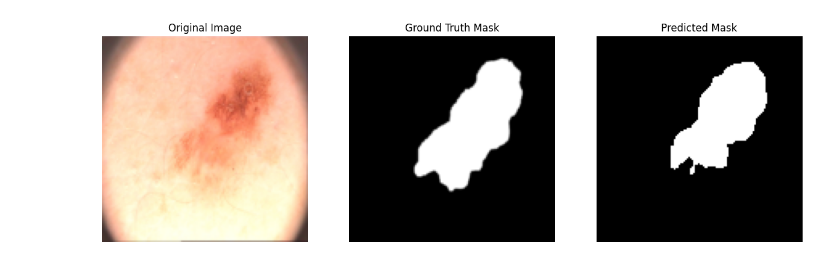
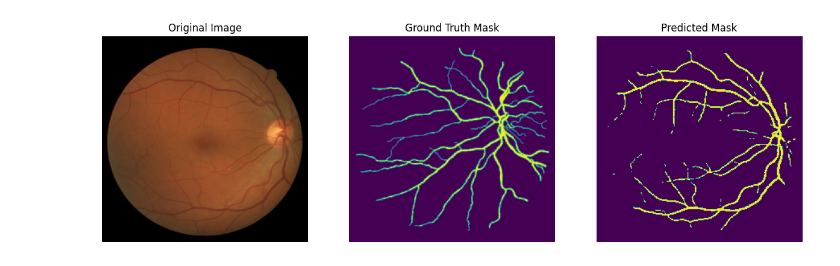
Before and after one commit to rjarvi/IDLCV_23_HotDog, a Jupyter notebook: Robert_test/Model_Submission/model_displaying.ipynb, the cells around one changed output. Saved outputs shown, nothing was run; the diff lists cells and outputs as text; code cells hidden in the pictures.

Commit message:
data graphing funcs

```diff
--- a/Robert_test/Model_Submission/model_displaying.ipynb
+++ b/Robert_test/Model_Submission/model_displaying.ipynb
@@ -19,13 +19,16 @@ device = torch.device('cuda' if torch.cuda.is_available() else 'cpu')
 print(device)
 
 data_path = "/dtu/datasets1/02516//PH2_Dataset_images"
-transform = transforms.Compose([
-    transforms.Resize((128, 128)),  # Resize to a fixed size
-    transforms.ToTensor()             # Convert to tensor
+transform = TF.Compose([
+    TF.Resize((256, 256))
+    # transforms.ToTensor() # Dataloader handles this by itself
 ])
 # Create dataset instances for train, validation, and test
-test_dataset = SkinLesionLoader(transform=transform, dataset_path=data_path, split='test')
+#test_dataset = SkinLesionLoader(transform=transform, dataset_path=data_path, split='test')
+test_dataset = PATCH_DRIVEDataLoader(transforms=transform, split='Test')
+train_dataset = PATCH_DRIVEDataLoader(transforms=transform, split='Train')
 
 #Create data loaders
-test_loader = torch.utils.data.DataLoader(test_dataset, batch_size=32, shuffle=False)
+test_loader = torch.utils.data.DataLoader(test_dataset, batch_size=6, shuffle=True)
+train_loader = torch.utils.data.DataLoader(train_dataset, batch_size=6, shuffle=True)
 # %% [output]
@@ -35,13 +38,14 @@ cpu
 model = UNet2()
 #model = EncDec2()
 # Load the state dict
-model.load_state_dict(torch.load('best_model.pth', map_location="cpu"))
+model = torch.load('best_model.pt', map_location="cuda")
 
 model.to(device)  # Move the model to the GPU if available
 # Set to evaluation mode
 model.eval()
 print("Evaluating Model: ")
-metrics = evaluate_model(model, test_loader, device)
+#metrics = evaluate_model(model, test_loader, device)
+metrics = evaluate_model_retinal(model, test_loader, device)
 for metric_name, metric_value in metrics.items():
         print(f"{metric_name}: {metric_value:.4f}")  # Format to 4 decimal places
 # %% [output]
@@ -60,12 +64,18 @@ Specificity: 0.9819
 import matplotlib.pyplot as plt
 import random
 
-def show_random_predictions(model, data_loader, device, num_images=10):
+def show_random_predictions(model, data_loader, device, num_images=3):
     model.eval()
 
     # Collect a random batch from the data loader
-    images, labels = next(iter(data_loader))
 
+    for _dict in data_loader:
+        images = _dict['image']
+        labels = _dict.get('vessel_mask', None)
+        break  # Exit after getting the first batch
+    images = _dict['image']
+    labels = _dict['vessel_mask']
+    #print(f"Data loader output: {_dict}")
     # Move images and labels to the device
     images, labels = images.to(device), labels.to(device)
 
@@ -73,9 +83,10 @@ def show_random_predictions(model, data_loader, device, num_images=10):
     with torch.no_grad():
         outputs = model(images)
         preds = torch.sigmoid(outputs) > 0.5  # Apply threshold to get binary mask
+    preds = preds.float()
 
     # Move tensors to CPU for visualization
-    images, labels, preds = images.cpu(), labels.cpu(), preds.cpu()
+    # images, labels, preds = images.cpu(), labels.cpu(), preds.cpu()
 
     # Select random indices
     random_indices = random.sample(range(images.size(0)), num_images)
@@ -83,17 +94,17 @@ def show_random_predictions(model, data_loader, device, num_images=10):
     # Plot selected images
     for idx in random_indices:
         fig, ax = plt.subplots(1, 3, figsize=(15, 5))
-
+        transform = TF.ToPILImage()
         # Display original image
-        ax[0].imshow(images[idx].permute(1, 2, 0))  # Convert (C, H, W) to (H, W, C)
+        ax[0].imshow(transform(images[idx]))  # Convert (C, H, W) to (H, W, C)
         ax[0].set_title("Original Image")
 
         # Display ground truth mask
-        ax[1].imshow(labels[idx].squeeze(), cmap='gray')
+        ax[1].imshow(transform(labels[idx]))
         ax[1].set_title("Ground Truth Mask")
 
         # Display predicted mask
-        ax[2].imshow(preds[idx].squeeze(), cmap='gray')
+        ax[2].imshow(transform(preds[idx]))
         ax[2].set_title("Predicted Mask")
 
         for a in ax:
@@ -103,4 +114,50 @@ def show_random_predictions(model, data_loader, device, num_images=10):
 
 # Call the function to display random predictions
 show_random_predictions(model, test_loader, device)
+
+import matplotlib.pyplot as plt
+import torch
+
+def display_sample_with_prediction(dataloader, model, device='cpu'):
+    # Set model to evaluation mode
+    model.eval()
+
+    # Load a sample from the dataloader
+    #sample = next(iter(dataloader))
+    sample = dataloader[0]
+     # Assuming we just want the first sample for display
+    image = sample['image'].unsqueeze(0).to(device)  # Add batch dimension and move to device
+    vessel_mask = sample.get('vessel_mask')  # Optional, only available in train/validation splits
+
+    # Get the model's predicted mask
+    with torch.no_grad():
+        predicted_mask = model(image).squeeze(0).cpu()  # Remove batch dimension and move back to CPU
+
+    # Move tensors to numpy for visualization
+    image_np = image.squeeze().cpu().numpy()
+    vessel_mask_np = vessel_mask.squeeze().cpu().numpy() if vessel_mask is not None else None
+    predicted_mask_np = predicted_mask.squeeze().cpu().numpy()
+
+    # Plot image, true mask, and predicted mask
+    fig, axes = plt.subplots(1, 3, figsize=(15, 5))
+
+    axes[0].imshow(image_np, cmap='gray')
+    axes[0].set_title("Image")
+    axes[0].axis('off')
+
+    if vessel_mask_np is not None:
+        axes[1].imshow(vessel_mask_np, cmap='gray')
+        axes[1].set_title("True Mask")
+    else:
+        axes[1].imshow(predicted_mask_np, cmap='gray')
+        axes[1].set_title("Predicted Mask (no True Mask)")
+    axes[1].axis('off')
+
+    axes[2].imshow(predicted_mask_np, cmap='gray')
+    axes[2].set_title("Predicted Mask")
+    axes[2].axis('off')
+
+    plt.show()
+
+#display_sample_with_prediction(test_loader, model, device='cpu')
 # %% [output]
@@ -109 +166 @@ show_random_predictions(model, test_loader, device)
-[figure, old version]
+[figure, new version]
```
Also changed, not shown: parts of 7 cells of this notebook.
